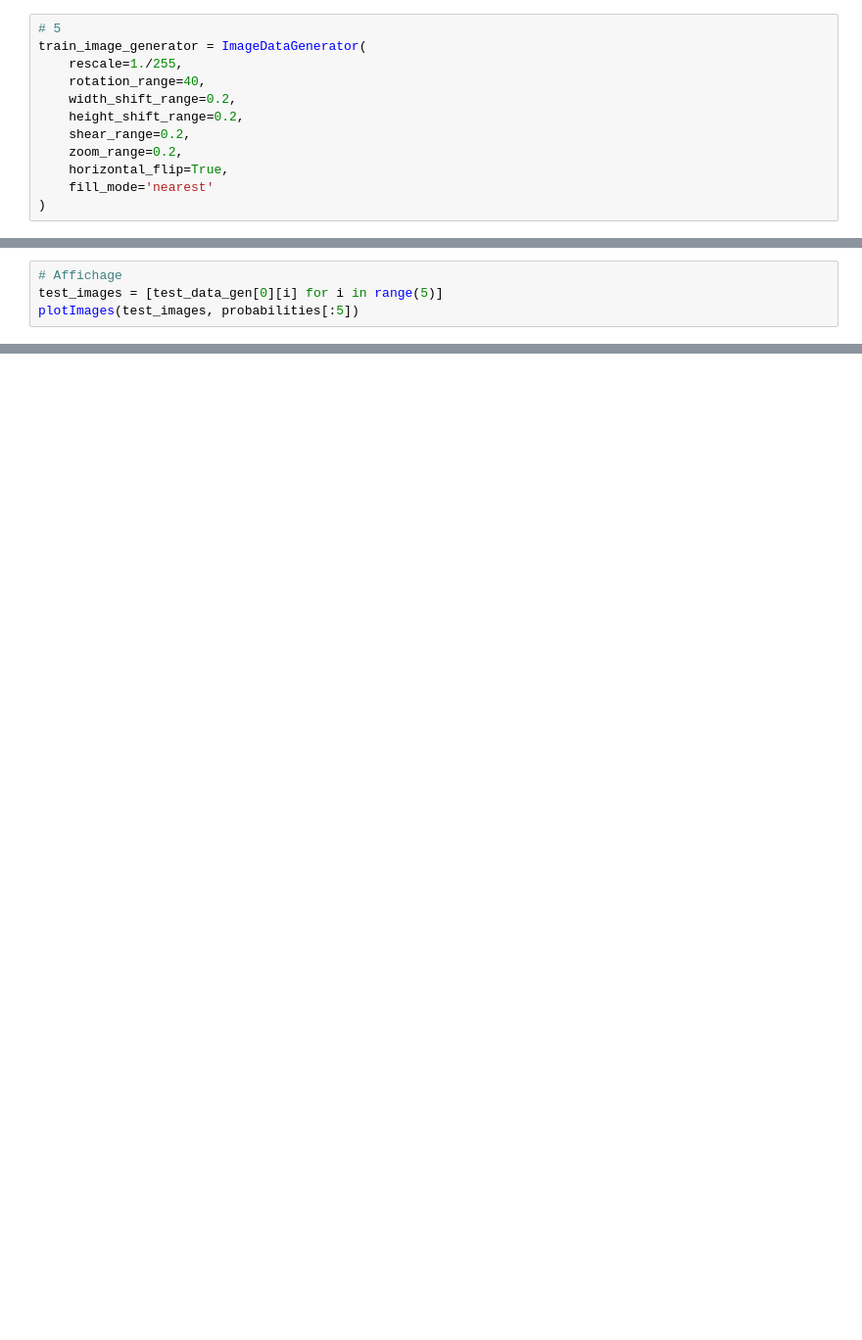
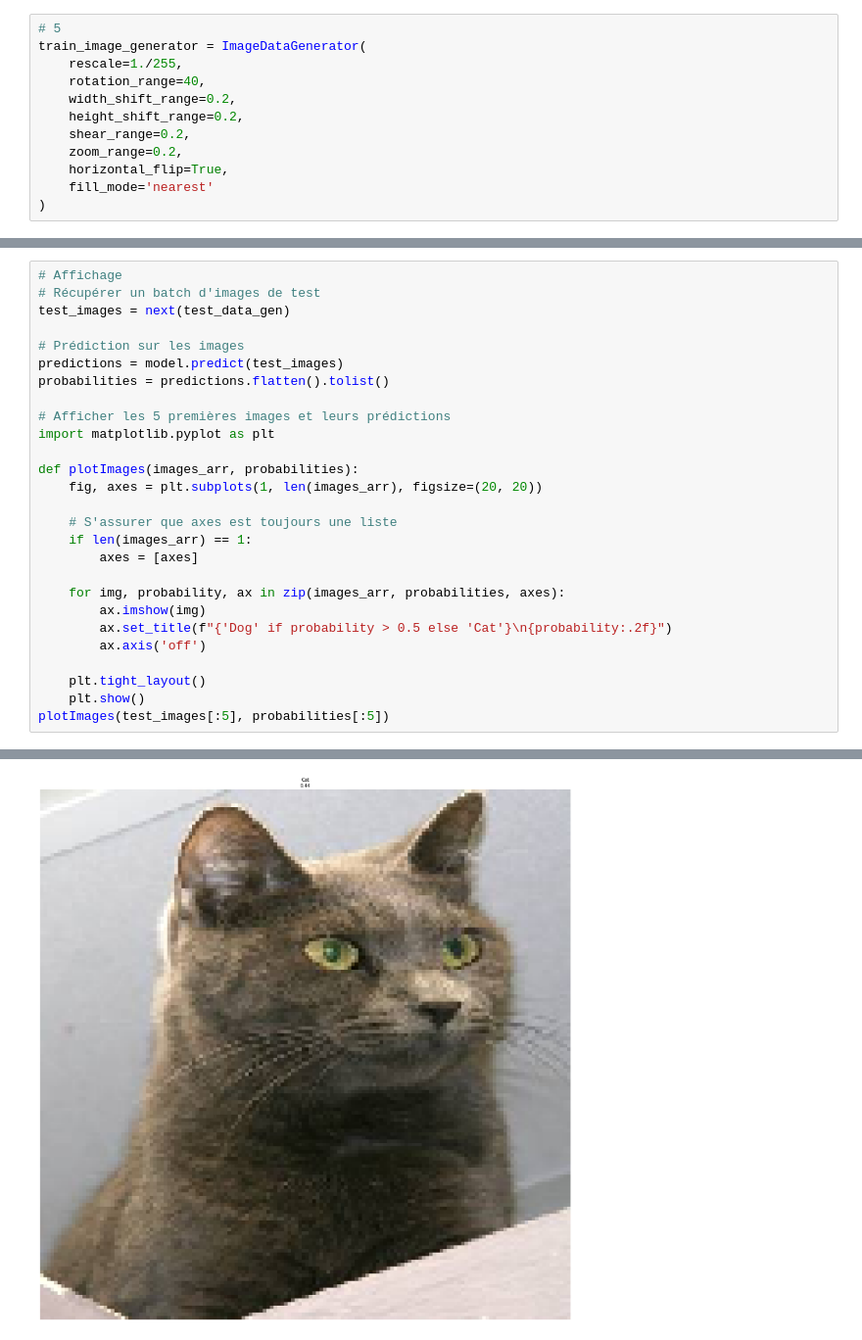
Before and after one commit to patrick26-Developer/Scatterplot-Graph, a Jupyter notebook: fcc_cat_dog.ipynb, the cells around one changed output, grey strips where cells are left out. Shown at 98% size. Drawn from its saved outputs; the diff is of its cells as text; blank space fills up the shorter version.

```diff
--- a/fcc_cat_dog.ipynb
+++ b/fcc_cat_dog.ipynb
@@ -168,4 +245,28 @@ probabilities = predictions.flatten().tolist()
-# %%
-# Affichage
-test_images = [test_data_gen[0][i] for i in range(5)]
-plotImages(test_images, probabilities[:5])
+# %%
+# Affichage
+# Récupérer un batch d'images de test
+test_images = next(test_data_gen)
+
+# Prédiction sur les images
+predictions = model.predict(test_images)
+probabilities = predictions.flatten().tolist()
+
+# Afficher les 5 premières images et leurs prédictions
+import matplotlib.pyplot as plt
+
+def plotImages(images_arr, probabilities):
+    fig, axes = plt.subplots(1, len(images_arr), figsize=(20, 20))
+
+    # S'assurer que axes est toujours une liste
+    if len(images_arr) == 1:
+        axes = [axes]
+
+    for img, probability, ax in zip(images_arr, probabilities, axes):
+        ax.imshow(img)
+        ax.set_title(f"{'Dog' if probability > 0.5 else 'Cat'}\n{probability:.2f}")
+        ax.axis('off')
+
+    plt.tight_layout()
+    plt.show()
+plotImages(test_images[:5], probabilities[:5])
+# %% [output]
@@ -172,3 +274,4 @@ plotImages(test_images, probabilities[:5])
+[figure, added]
 # %%
 # 11
 answers =  [1, 0, 0, 1, 0, 0, 0, 0, 1, 1, 0,
```
Also changed, not shown: parts of 11 cells of this notebook.
